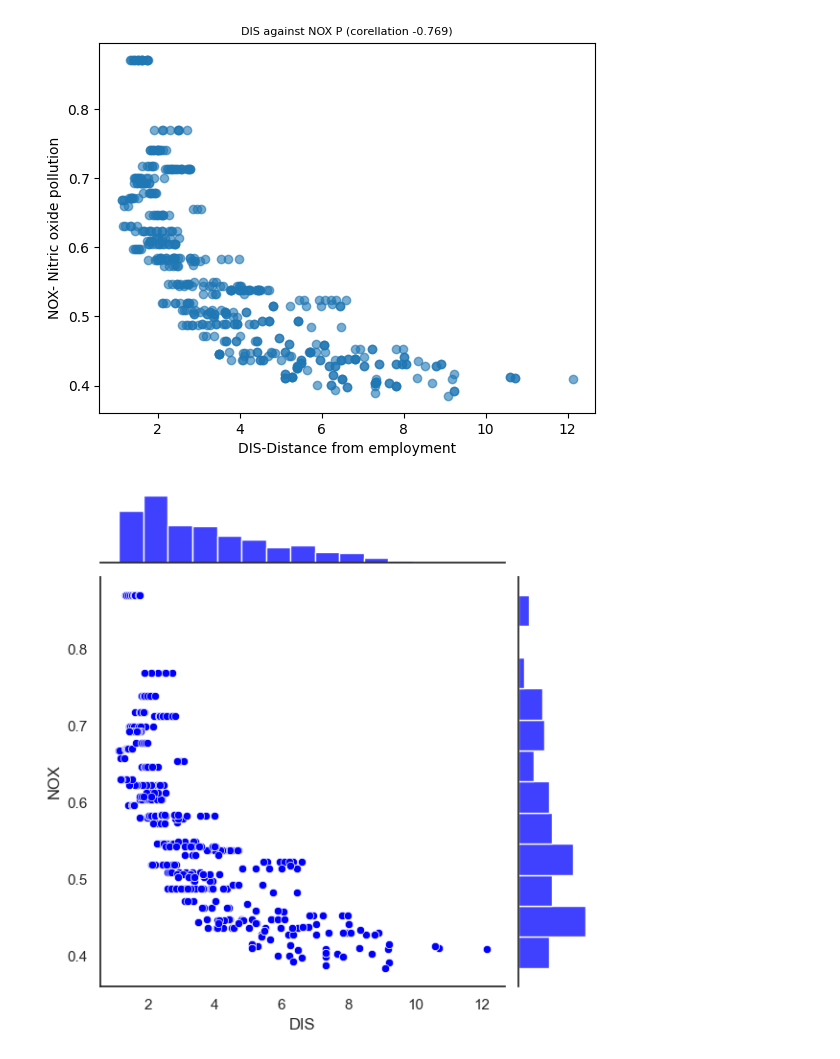
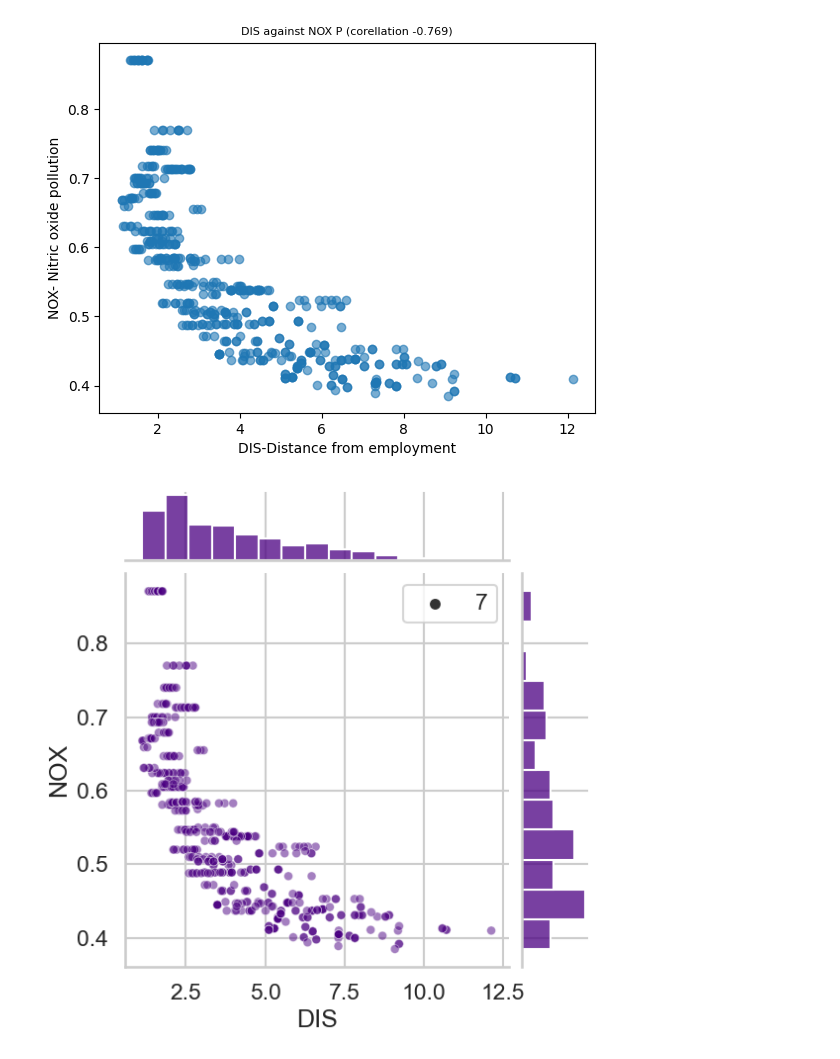
Before and after one commit to Onafowokan-Testament/04_multivaraible-prediction, a Jupyter notebook: main.ipynb, the cells around one changed output. Drawn from its saved outputs; the diff is of its cells as text; code cells hidden in the pictures.

```diff
--- a/main.ipynb
+++ b/main.ipynb
@@ -139,9 +141,9 @@ plt.show()
 # %%
 # using seaborn module
 sns.set()
-sns.set_style('white')
-
-sns.jointplot(x=data['DIS'], y=data['NOX'], color='blue')
+sns.set_style('whitegrid')
+sns.set_context('talk')
+sns.jointplot(x=data['DIS'], y=data['NOX'], color='indigo', size=7,joint_kws={'alpha':0.5})
 plt.show()
 # %% [output]
-[figure, old version]
+[figure, new version]
```
Also changed, not shown: parts of 12 cells of this notebook.
